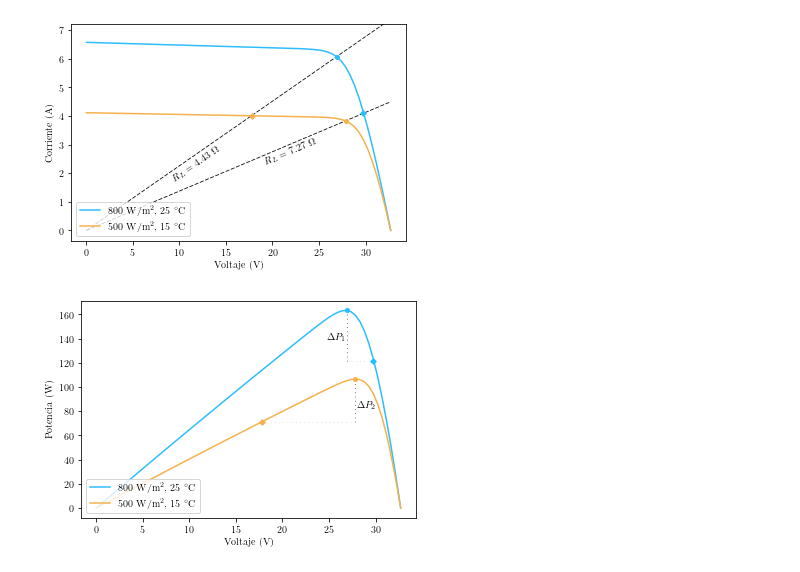
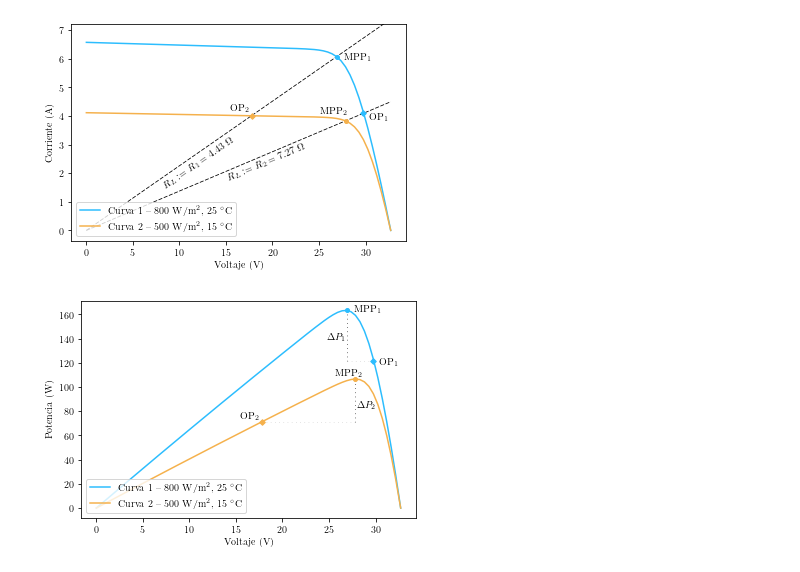
Before and after one commit to balcortex/ddpg_mppt_shading, a Jupyter notebook: src/extras/phd_thesis_figures/04_plot_ivcurve_and_pvcurve_intersection.ipynb, the cells around one changed output. Drawn from its saved outputs; the diff is of its cells as text; code cells hidden in the pictures.

Commit message:
update phd plot 04 to add labels at the mpp

```diff
--- a/src/extras/phd_thesis_figures/04_plot_ivcurve_and_pvcurve_intersection.ipynb
+++ b/src/extras/phd_thesis_figures/04_plot_ivcurve_and_pvcurve_intersection.ipynb
@@ -100,8 +100,8 @@ ax.set_xlabel("Voltaje (V)")
 ax.set_ylabel("Corriente (A)")
 
 # Plot IV Curves
-ax.plot(uniform_curve_1.voltage, uniform_curve_1.current, label=f'{IRRADIANCE_1} $\mathrm{{W/m^2}}$, {CELL_TEMP_1:0.0f} $^\circ \mathrm{{C}}$')
-ax.plot(uniform_curve_2.voltage, uniform_curve_2.current, label=f'{IRRADIANCE_2} $\mathrm{{W/m^2}}$, {CELL_TEMP_2:0.0f} $^\circ \mathrm{{C}}$')
+ax.plot(uniform_curve_1.voltage, uniform_curve_1.current, label=f'Curva 1 -- {IRRADIANCE_1} $\mathrm{{W/m^2}}$, {CELL_TEMP_1:0.0f} $^\circ \mathrm{{C}}$')
+ax.plot(uniform_curve_2.voltage, uniform_curve_2.current, label=f'Curva 2 -- {IRRADIANCE_2} $\mathrm{{W/m^2}}$, {CELL_TEMP_2:0.0f} $^\circ \mathrm{{C}}$')
 
 # Plot R Curves
 ax.plot(uniform_curve_2.voltage, r1_current, linestyle='--', dashes=(5, 2), linewidth=0.8, color='black')
@@ -133,37 +133,45 @@ ylim = ax.get_ylim()
 # ax.plot([uniform_curve_1.voltage[r1_intersection], ] * 2, [-100, r1_current[r1_intersection]], linestyle='--', dashes=(1, 5), linewidth=0.7)
 # ax.plot([uniform_curve_2.voltage[r2_intersection], ] * 2, [-100, r2_current[r2_intersection]], linestyle='--', dashes=(1, 5), linewidth=0.7)
 
 # ax.set_prop_cycle(None)
 
 # # Plot lines from MPP to y-axis
 # ax.plot([uniform_curve_1.voltage[r1_intersection], -10], [r1_current[r1_intersection], ] * 2, linestyle='--', dashes=(1, 5), linewidth=0.7)
 # ax.plot([uniform_curve_2.voltage[r2_intersection], -10], [r2_current[r2_intersection], ] * 2, linestyle='--', dashes=(1, 5), linewidth=0.7)
 
 # ax.set_prop_cycle(None)
 
 # # Plot lines from MPP projections to x-axis
 # ax.plot([uniform_curve_2.voltage[r2_cross_inter], ] * 2, [-100, r2_current[r2_cross_inter]], linestyle='--', dashes=(1, 10), linewidth=0.7)
 # ax.plot([uniform_curve_1.voltage[r1_cross_inter], ] * 2, [-100, r1_current[r1_cross_inter]], linestyle='--', dashes=(1, 10), linewidth=0.7)
 
 # ax.set_prop_cycle(None)
 
 # # Plot lines from MPP projections to y-axis
 # ax.plot([uniform_curve_1.voltage[r1_cross_inter], -10], [r1_current[r1_cross_inter], ] * 2, linestyle='--', dashes=(1, 10), linewidth=0.7)
 # ax.plot([uniform_curve_2.voltage[r2_cross_inter], -10], [r2_current[r2_cross_inter], ] * 2, linestyle='--', dashes=(1, 10), linewidth=0.7)
 
 # Restore limits
 ax.set_xlim(xlim)
 ax.set_ylim(ylim)
 
-# lines = ax.get_lines()
-ax.text(9, 9/r1 - 0.3, f'$R_L={r1:0.2f} \, \, \Omega$', usetex=True, rotation=rotation_degree(ax, uniform_curve_1.voltage, r1_current), color='black')
-ax.text(19, 19/r2 - 0.3, f'$R_L={r2:0.2f} \, \, \Omega$', usetex=True, rotation=rotation_degree(ax, uniform_curve_2.voltage, r2_current), color='black')
+# Add slope labels
+ax.text(8, 8/r1 - 0.3, f'$R_L := R_1 ={r1:0.2f} \, \, \Omega$', usetex=True, rotation=rotation_degree(ax, uniform_curve_1.voltage, r1_current), color='black')
+ax.text(15, 15/r2 - 0.3, f'$R_L := R_2 ={r2:0.2f} \, \, \Omega$', usetex=True, rotation=rotation_degree(ax, uniform_curve_2.voltage, r2_current), color='black')
+
+# MPP labels
+ax.text(uniform_curve_1.voltage[r1_intersection] * 1.03, r1_current[r1_intersection] * 0.99, f'$\mathrm{{MPP_1}}$', usetex=True, color='black')
+ax.text(uniform_curve_2.voltage[r2_intersection]*.9, r2_current[r2_intersection] * 1.07, f'$\mathrm{{MPP_2}}$', usetex=True, color='black')
+
+# MPP projections labels
+ax.text(uniform_curve_2.voltage[r2_cross_inter] * 1.02, r2_current[r2_cross_inter]*.95, f'$\mathrm{{OP_1}}$', usetex=True, color='black')
+ax.text(uniform_curve_1.voltage[r1_cross_inter]*.87, r1_current[r1_cross_inter]*1.05, f'$\mathrm{{OP_2}}$', usetex=True, color='black')
 
 ax.legend(loc='lower left')
 
 fig.savefig(r'output/ch2_10_iv_curve_intersection_load.pdf', bbox_inches='tight')
 # %% [output]
-[figure, old version]
+[figure, new version]
 # %%
 fig = plt.figure()
 ax = fig.add_subplot(111)
@@ -173,8 +181,8 @@ ax.set_ylabel("Potencia (W)")
 
 power_1 = pvsyss.power(uniform_curve_1.voltage, uniform_curve_1.current)
 power_2 = pvsyss.power(uniform_curve_2.voltage, uniform_curve_2.current)
-ax.plot(uniform_curve_1.voltage, power_1, label=f'{IRRADIANCE_1} $\mathrm{{W/m^2}}$, {CELL_TEMP_1:0.0f} $^\circ \mathrm{{C}}$')
-ax.plot(uniform_curve_2.voltage, power_2, label=f'{IRRADIANCE_2} $\mathrm{{W/m^2}}$, {CELL_TEMP_2:0.0f} $^\circ \mathrm{{C}}$')
+ax.plot(uniform_curve_1.voltage, power_1, label=f'Curva 1 -- {IRRADIANCE_1} $\mathrm{{W/m^2}}$, {CELL_TEMP_1:0.0f} $^\circ \mathrm{{C}}$')
+ax.plot(uniform_curve_2.voltage, power_2, label=f'Curva 2 -- {IRRADIANCE_2} $\mathrm{{W/m^2}}$, {CELL_TEMP_2:0.0f} $^\circ \mathrm{{C}}$')
 
 # # Plot MPP
 # ax.plot(mpp_1.voltage, mpp_1.current * mpp_1.voltage, 'ok', ms=3)
@@ -255,9 +263,17 @@ ax.plot(uniform_curve_1.voltage[r1_cross_inter], r1_current[r1_cross_inter] * un
 ax.set_xlim(xlim)
 ax.set_ylim(ylim)
 
+# MPP labels
+ax.text(uniform_curve_1.voltage[r1_intersection] * 1.03, r1_current[r1_intersection] * 1.0 * uniform_curve_1.voltage[r1_intersection], f'$\mathrm{{MPP_1}}$', usetex=True, color='black')
+ax.text(uniform_curve_2.voltage[r2_intersection]*.92, r2_current[r2_intersection] * 1.036 * uniform_curve_2.voltage[r2_intersection], f'$\mathrm{{MPP_2}}$', usetex=True, color='black')
+
+# MPP projections labels
+ax.text(uniform_curve_2.voltage[r2_cross_inter] * 1.02, r2_current[r2_cross_inter]*.98 * uniform_curve_2.voltage[r2_cross_inter], f'$\mathrm{{OP_1}}$', usetex=True, color='black')
+ax.text(uniform_curve_1.voltage[r1_cross_inter]*.87, r1_current[r1_cross_inter]*1.05 * uniform_curve_1.voltage[r1_cross_inter], f'$\mathrm{{OP_2}}$', usetex=True, color='black')
+
 
 ax.legend(loc='lower left')
 
 fig.savefig(r'output/ch2_11_pv_curve_intersection_load.pdf', bbox_inches='tight')
 # %% [output]
-[figure, old version]
+[figure, new version]
```
Also changed, not shown: 2 other files.
